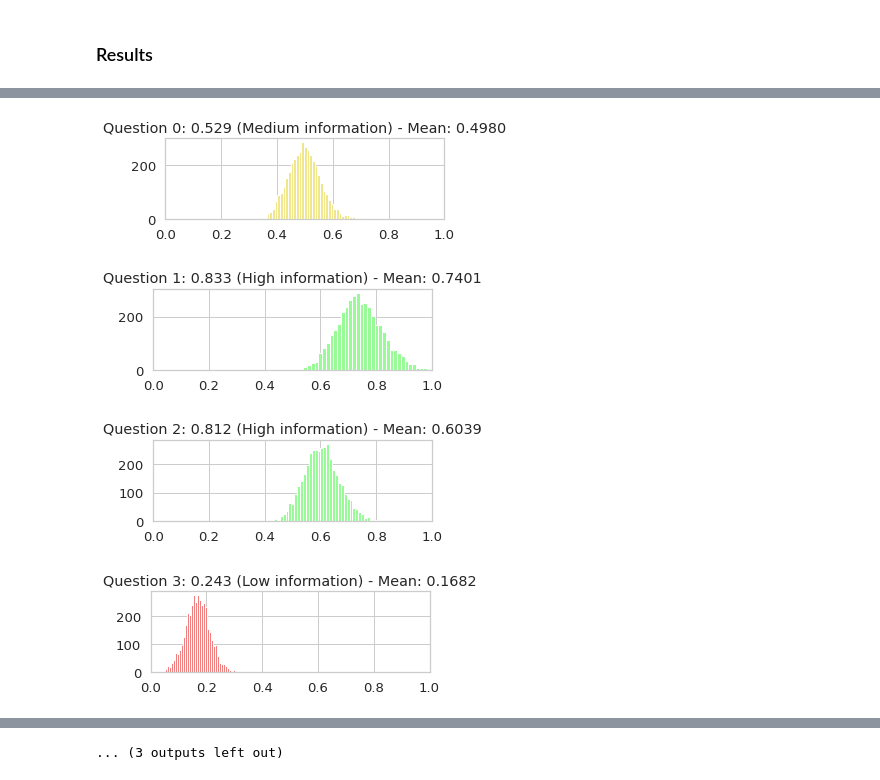
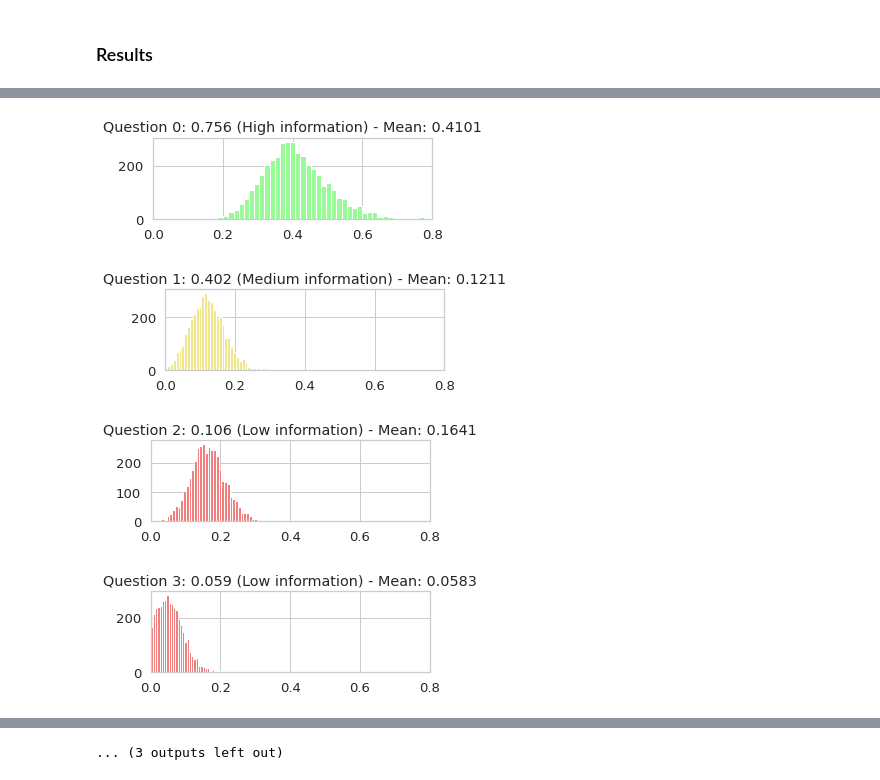
Before and after one commit to rayuelaproject/Simulator_Synthetic-Data, a Jupyter notebook: Simulator_PyStan.ipynb, the cells around one changed output, grey strips where cells are left out. Saved outputs shown, nothing was run; the diff lists cells and outputs as text; code cells hidden in the pictures.

```diff
--- a/Simulator_PyStan.ipynb
+++ b/Simulator_PyStan.ipynb
@@ -94,16 +199,17 @@ Player risky with question high information ---> Prob to answer risky = 0.86
 
 n_players = 500
 prevalence_profiles = [0.3, 0.2, 0.5]  # Must add to 1
-
-D_j = 0.5
+profiles_dict = {'risky' : 1.5,
+                 'random': 0,
+                 'safe'  : -1.5}
 
 n_questions = 15
 questions_output = {'risky_answer': 1,
                     'safe_answer' : 0}
+low_limit_question = 0
+high_limit_question = 0.8
 
-profiles_dict = {'risky' : 2,
-                 'random': 0,
-                 'safe'  : -2}
+
 
 ### Players
 
@@ -112,16 +218,16 @@ class Player:
     self.profile = profile
     self.risk_prob = profiles_dict.get(profile)
 
-  def play_game(self, game, mode='rasch_2'):
+  def play_game(self, game, mode='2PL_modified'):
     answers_player = []
     for question in game.difficulty_questions:
       if mode == 'weights':
-        # Prob. to answer risky = p(i) * (1-W(j)) + D(j) * W(j)
-        prob_answer_risky = self.risk_prob * (1-question) + D_j * question
+        # Prob. to answer risky = p(i) * (1-W(j)) + 0.5 * W(j)
+        prob_answer_risky = self.risk_prob * (1-question) + 0.5 * question
       elif mode == 'rasch':
         # Prob. to answer risky = 1 / 1+e^(Q-P)
         prob_answer_risky = 1/(1 + math.exp(question - self.risk_prob))
-      elif mode == 'rasch_2':
+      elif mode == '2PL_modified':
         # Prob. to answer risky = 1 / 1+e^(-P*Q)
         prob_answer_risky = 1/(1 + math.exp(-self.risk_prob * question))
       prob_answer_safe = 1 - prob_answer_risky
@@ -135,10 +241,10 @@ class Player:
 ### Game
 
 class Game:
-  def __init__(self, n=10):
-    low_limit = 0.2
-    high_limit = 0.9
-    self.difficulty_questions = np.random.uniform(low=low_limit, high=high_limit, size=n)
+  def __init__(self, n=10, low=0, high=1):
+    self.low_limit = low
+    self.high_limit = high
+    self.difficulty_questions = np.random.uniform(low=self.low_limit, high=self.high_limit, size=n)
 
   def get_len_game(self):
     return len(self.difficulty_questions)
@@ -156,7 +262,7 @@ columns_names.append('profile')
 ## Let's Play!!
 # %%
 # Create game
-game_1 = Game(n=n_questions)
+game_1 = Game(n=n_questions, low=low_limit_question, high=high_limit_question)
 
 # Create players
 def generate_players(profiles: dict, n_players: int, prevalence: list):
@@ -170,7 +276,7 @@ Dataset = pd.DataFrame(columns=columns_names)
 
 # Play!
 for participant in lst_players:
-  answers = participant.play_game(game_1, mode='rasch_2')
+  answers = participant.play_game(game_1, mode='2PL_modified')
   Dataset.loc[Dataset.shape[0]] = answers
 
 Dataset.to_csv('Data_V1.csv')
@@ -411,7 +604,7 @@ for i in players_plot:
         color_hist = 'palegreen'
     plt.figure(figsize=(5,1.5))
     plt.grid(True)
-    plt.xlim([-5, 5])
+    plt.xlim([-7, 7])
     column_name = f'alpha.{i+1}'
     plt.hist(df[column_name], bins='auto', color=color_hist)
     plt.title(f'Player {i}: {profile} - Mean: {df[column_name].mean():.4f}')
@@ -459,25 +652,25 @@ for i in players_plot:
 # %%
 for i in range(n_questions):
     # difficulty
     difficulty = game_1.difficulty_questions[i]
-    if 0 <= difficulty < 0.33:
+    if low_limit_question <= difficulty < (high_limit_question/3):
         diff_label = 'Low information'
         color_hist = 'lightcoral'
-    elif 0.33 <= difficulty < 0.66:
+    elif (high_limit_question/3) <= difficulty < (2*high_limit_question/3):
         diff_label = 'Medium information'
         color_hist = 'khaki'
-    elif 0.66 <= difficulty < 1:
+    elif (2*high_limit_question/3) <= difficulty < high_limit_question:
         diff_label = 'High information'
         color_hist = 'palegreen'
     plt.figure(figsize=(5,1.5))
     plt.grid(True)
-    plt.xlim([0, 1])
+    plt.xlim([low_limit_question, high_limit_question])
     column_name = f'beta.{i+1}'
     plt.hist(df[column_name], bins='auto', color=color_hist)
     plt.title(f'Question {i}: {difficulty:.3f} ({diff_label}) - Mean: {df[column_name].mean():.4f}')
     plt.show()
 # %% [output]
-[figure, old version]
+[figure, new version]
-[figure, old version]
+[figure, new version]
-[figure, old version]
+[figure, new version]
-[figure, old version]
+[figure, new version]
```
Also changed, not shown: parts of 21 cells of this notebook.
